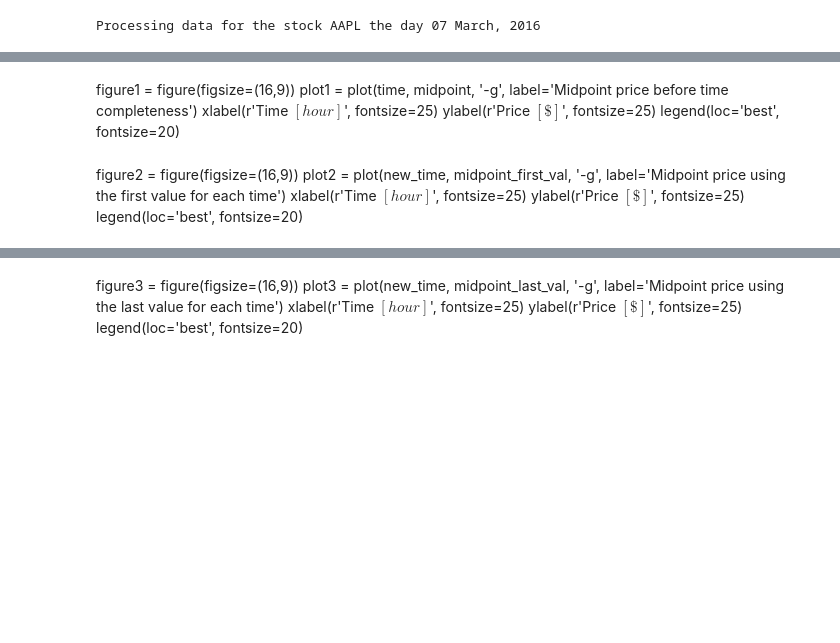
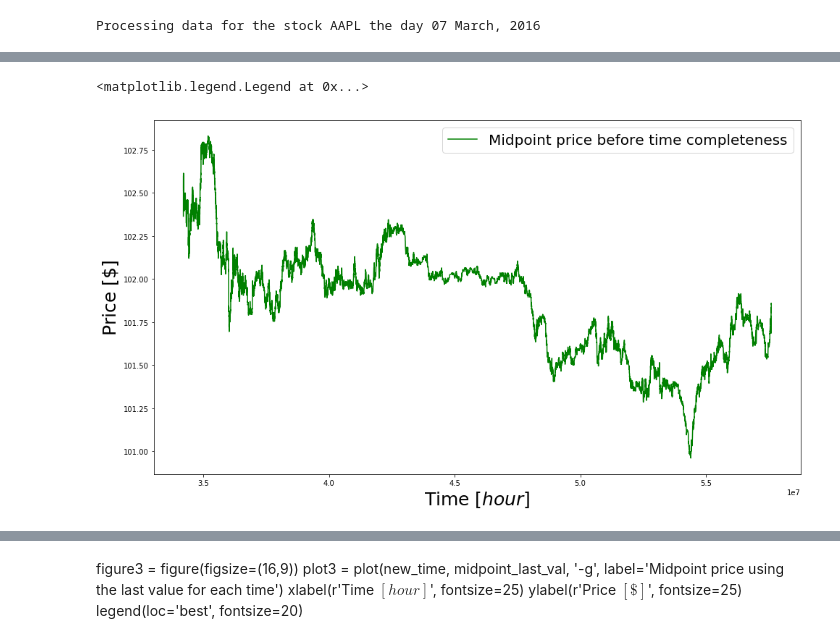
Before and after one commit to juanhenao21/financial_response_spread_year, a Jupyter notebook: Cross_response_individual_stock/Algorithms/midpoint_time_completeness_test.ipynb, the cells around one changed output, grey strips where cells are left out. Drawn from its saved outputs; the diff is of its cells as text; code cells hidden in the pictures; blank space fills up the shorter version.

Commit message:
Functions to obtain midpoint price data, still implementing trade signs

```diff
--- a/Cross_response_individual_stock/Algorithms/midpoint_time_completeness_test.ipynb
+++ b/Cross_response_individual_stock/Algorithms/midpoint_time_completeness_test.ipynb
@@ -22,3 +22,9 @@ midpoint = pickle.load(open('../Data/midpoint_data/midpoint_test%s_%s.pickl' % (
 time = pickle.load(open('../Data/midpoint_data/time_test%s_%s.pickl' % (day,ticker), 'rb'))
 # %% [output]
 Processing data for the stock AAPL the day 07 March, 2016
+# %%
+day_times_ind = (1. * time / 3600 / 1000 > 9.5) * (1. * time / 3600 / 1000 < 16) > 0 # This line behaves as an or.
+                                                           # The two arrays must achieve a condition, in this case, be
+                                                           # in the market trade hours
+midpoint = midpoint[day_times_ind]                        # Midpoint in the market trade hours
+time = 1. * time[day_times_ind]    # Time converted to hours in the market trade hours
@@ -89,12 +99,6 @@ for t_idx, t_val in enumerate(new_time):
         midpoint_min_val[t_idx] = midpoint_min_val[t_idx - 1]
         midpoint_avg_val[t_idx] = midpoint_avg_val[t_idx - 1]
 # %%
-day_times_ind = (1. * time / 3600 / 1000 > 9.5) * (1. * time / 3600 / 1000 < 16) > 0 # This line behaves as an or.
-                                                           # The two arrays must achieve a condition, in this case, be
-                                                           # in the market trade hours
-new_day_times_ind = (1. * new_time / 3600 / 1000 > 9.5) * (1. * new_time / 3600 / 1000 < 16) > 0
-midpoint = midpoint[day_times_ind]                        # Midpoint in the market trade hours
-time = 1. * time[day_times_ind] / 3600 / 1000    # Time converted to hours in the market trade hours
 new_time = new_time[new_day_times_ind] / 3600 / 1000
 midpoint_first_val = midpoint_first_val[new_day_times_ind]
 midpoint_last_val = midpoint_last_val[new_day_times_ind]
@@ -103,15 +107,12 @@ midpoint_min_val = midpoint_min_val[new_day_times_ind]
 midpoint_avg_val = midpoint_avg_val[new_day_times_ind]
 
 assert len(new_time) == len(midpoint_first_val) and len(new_time) == len(midpoint_max_val) and len(new_time) == len(midpoint_min_val) and len(new_time) == len(midpoint_avg_val)
-# %% [markdown]
-figure1 = figure(figsize=(16,9))
-plot1 = plot(time, midpoint, '-g', label='Midpoint price before time completeness')
-xlabel(r'Time $[hour]$', fontsize=25)
-ylabel(r'Price $ [\$] $', fontsize=25)
-legend(loc='best', fontsize=20)
-# %% [markdown]
-figure2 = figure(figsize=(16,9))
-plot2 = plot(new_time, midpoint_first_val, '-g', label='Midpoint price using the first value for each time')
-xlabel(r'Time $[hour]$', fontsize=25)
-ylabel(r'Price $ [\$] $', fontsize=25)
-legend(loc='best', fontsize=20)
+# %%
+figure1 = plt.figure(figsize=(16,9))
+plot1 = plt.plot(time, midpoint, '-g', label='Midpoint price before time completeness')
+plt.xlabel(r'Time $[hour]$', fontsize=25)
+plt.ylabel(r'Price $ [\$] $', fontsize=25)
+plt.legend(loc='best', fontsize=20)
+# %% [output]
+<matplotlib.legend.Legend at 0x...>
+[figure, added]
```
Also changed, not shown: parts of 5 cells of this notebook, 3 other files.
